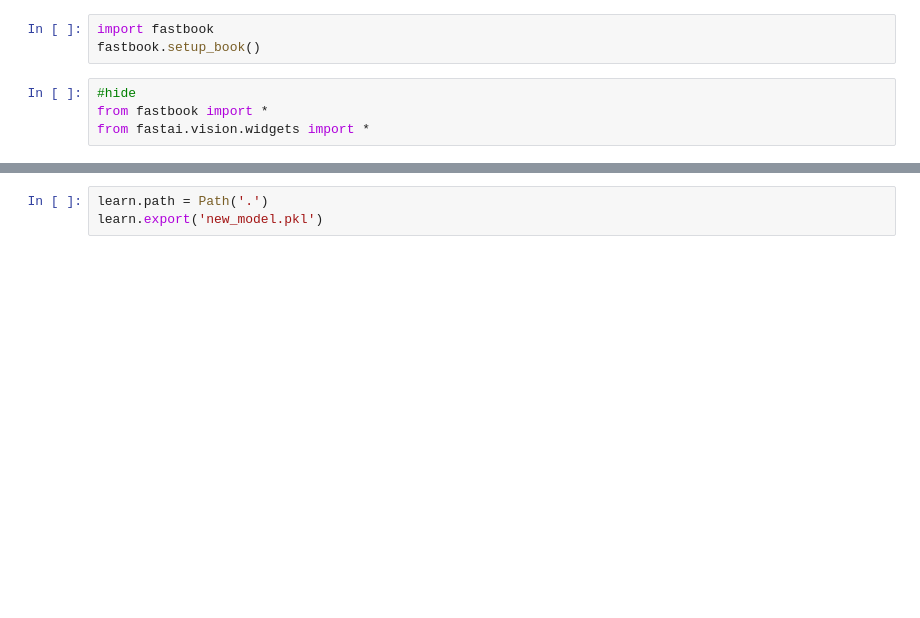
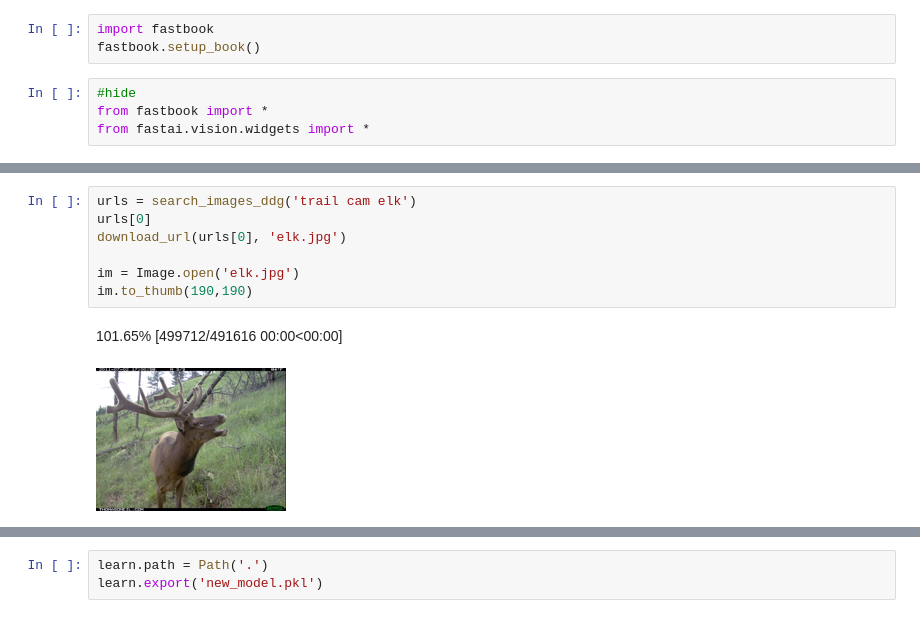
Before and after one commit to jakegehri/trail_cam_classifier, a Jupyter notebook: trailcam_model.ipynb, the cells around one changed output, grey strips where cells are left out. Drawn from its saved outputs; the diff is of its cells as text; blank space fills up the shorter version.

```diff
--- a/trailcam_model.ipynb
+++ b/trailcam_model.ipynb
@@ -147,0 +237,10 @@ interp.plot_confusion_matrix()
+# %%
+urls = search_images_ddg('trail cam elk')
+urls[0]
+download_url(urls[0], 'elk.jpg')
+
+im = Image.open('elk.jpg')
+im.to_thumb(190,190)
+# %% [output]
+101.65% [499712/491616 00:00<00:00]
+[figure, added]
```
Also changed, not shown: parts of 33 cells of this notebook.
